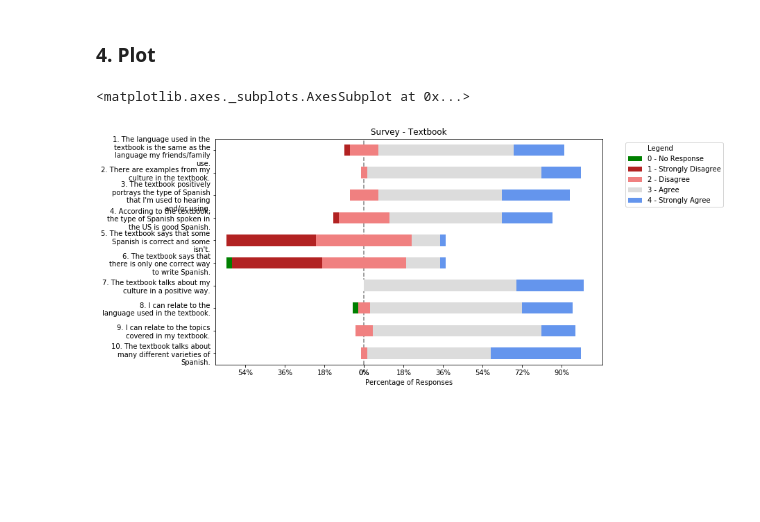
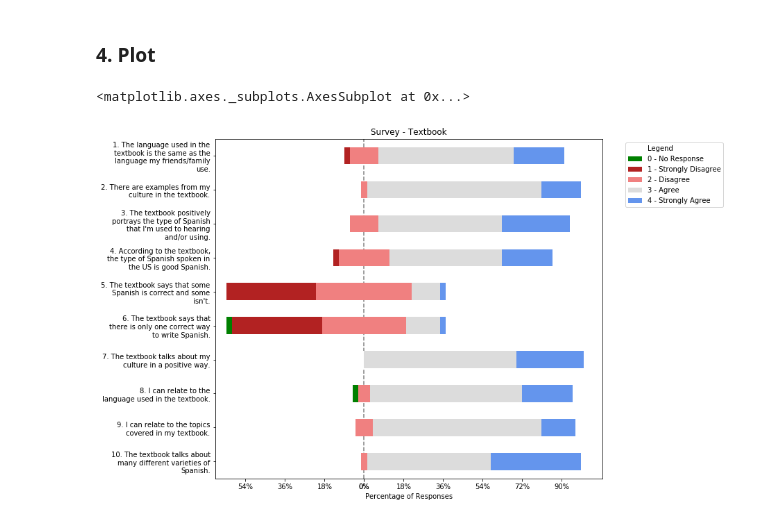
Before and after one commit to damian-romero/likert_scale_analyses, a Jupyter notebook: simple_analysis_Textbook.ipynb, the cells around one changed output. Cells and saved outputs as stored; diff of their text form; code cells hidden in the pictures; blank space fills up the shorter version.

Commit message:
figure fixed in simple_analysis_Textbook.ipynb

```diff
--- a/simple_analysis_Textbook.ipynb
+++ b/simple_analysis_Textbook.ipynb
@@ -157,7 +157,7 @@ percentages
 # Customize colors
 likert_colors = ['white','green', 'firebrick','lightcoral','gainsboro','cornflowerblue', 'darkblue']
 # %%
-plot_likert.plot_counts(percentages, plot_likert.scales.scores4_0_custom, plot_percentage=True, colors=likert_colors, figsize=[10,6], title="Survey - Textbook")
+plot_likert.plot_counts(percentages, plot_likert.scales.scores4_0_custom, plot_percentage=True, colors=likert_colors, figsize=[10,9], title="Survey - Textbook")
 # %% [output]
 <matplotlib.axes._subplots.AxesSubplot at 0x...>
-[figure, old version]
+[figure, new version]
```
